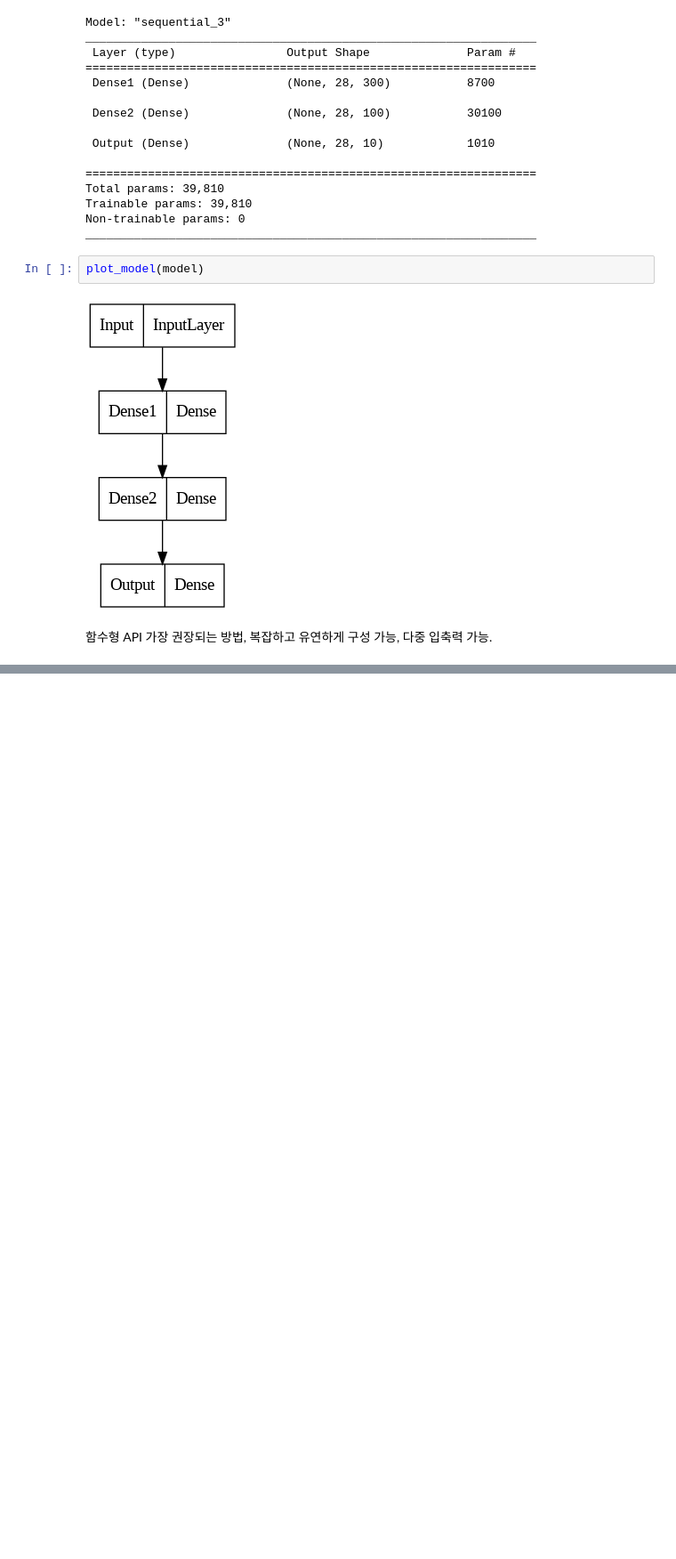
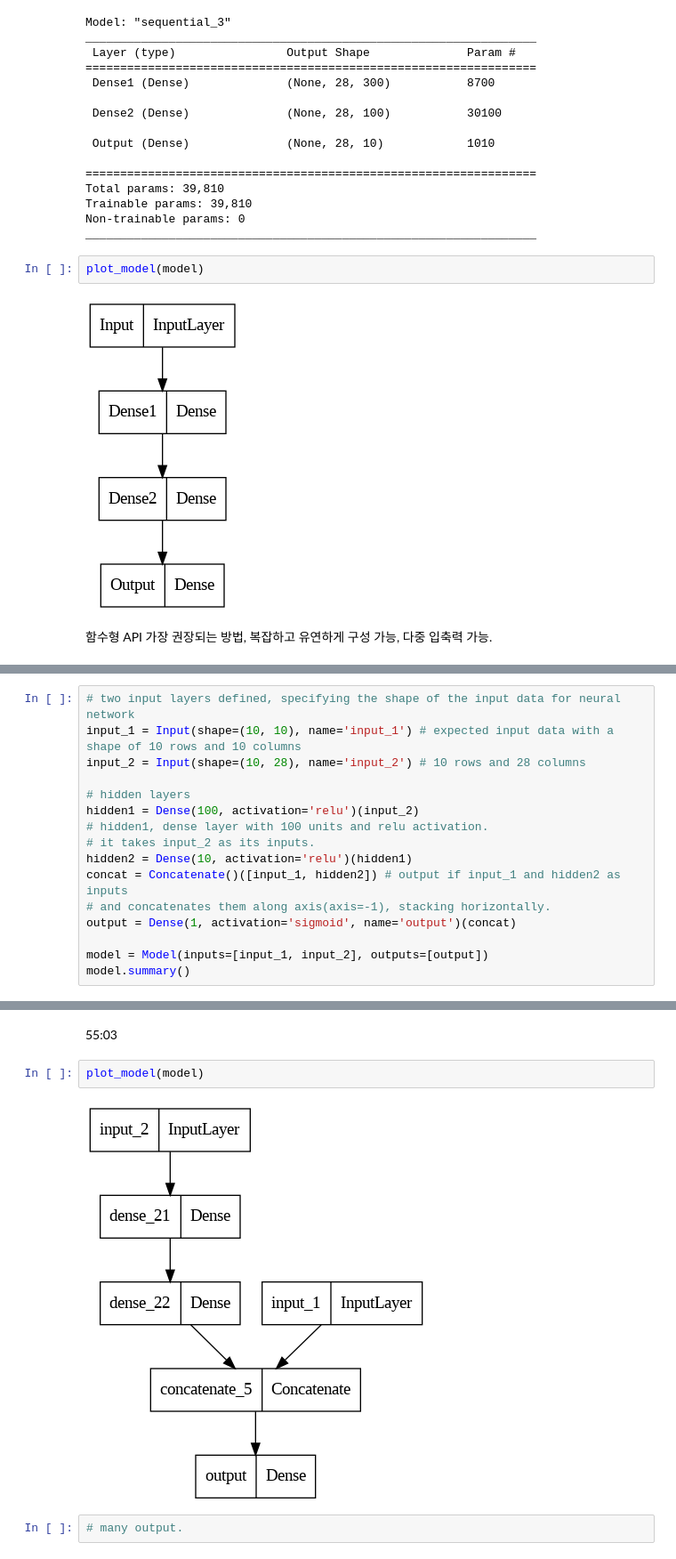
Before and after one commit to Taekil/TensorFLowStudyNote, a Jupyter notebook: sep4thDeepLearning.ipynb, the cells around one changed output, grey strips where cells are left out. Shown at 89% size. Drawn from its saved outputs; the diff is of its cells as text; blank space fills up the shorter version.

```diff
--- a/sep4thDeepLearning.ipynb
+++ b/sep4thDeepLearning.ipynb
@@ -317,0 +401,16 @@ plot_model(model)
+# %%
+# two input layers defined, specifying the shape of the input data for neural network
+input_1 = Input(shape=(10, 10), name='input_1') # expected input data with a shape of 10 rows and 10 columns
+input_2 = Input(shape=(10, 28), name='input_2') # 10 rows and 28 columns
+
+# hidden layers
+hidden1 = Dense(100, activation='relu')(input_2)
+# hidden1, dense layer with 100 units and relu activation.
+# it takes input_2 as its inputs.
+hidden2 = Dense(10, activation='relu')(hidden1)
+concat = Concatenate()([input_1, hidden2]) # output if input_1 and hidden2 as inputs
+# and concatenates them along axis(axis=-1), stacking horizontally.
+output = Dense(1, activation='sigmoid', name='output')(concat)
+
+model = Model(inputs=[input_1, input_2], outputs=[output])
+model.summary()
@@ -317,0 +435,8 @@ plot_model(model)
+# %% [markdown]
+55:03
+# %%
+plot_model(model)
+# %% [output]
+[figure, added]
+# %%
+# many output.
```
Also changed, not shown: parts of 6 cells of this notebook.
